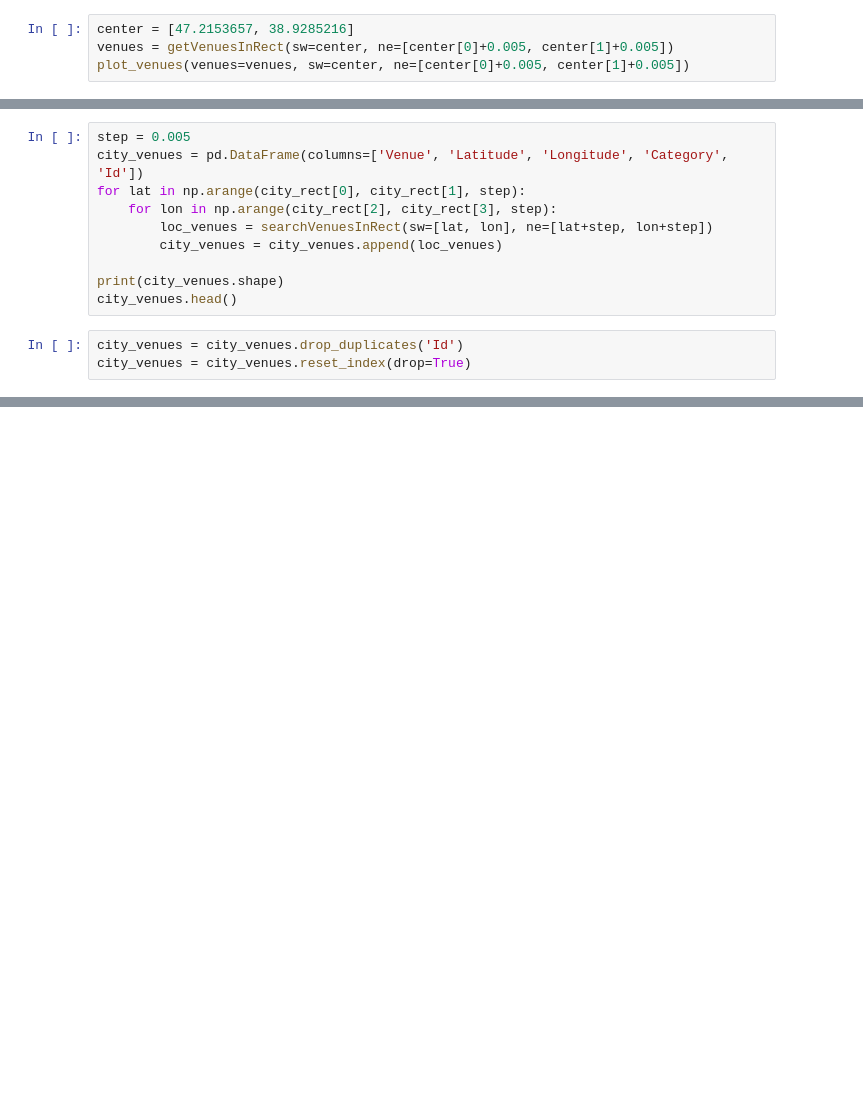
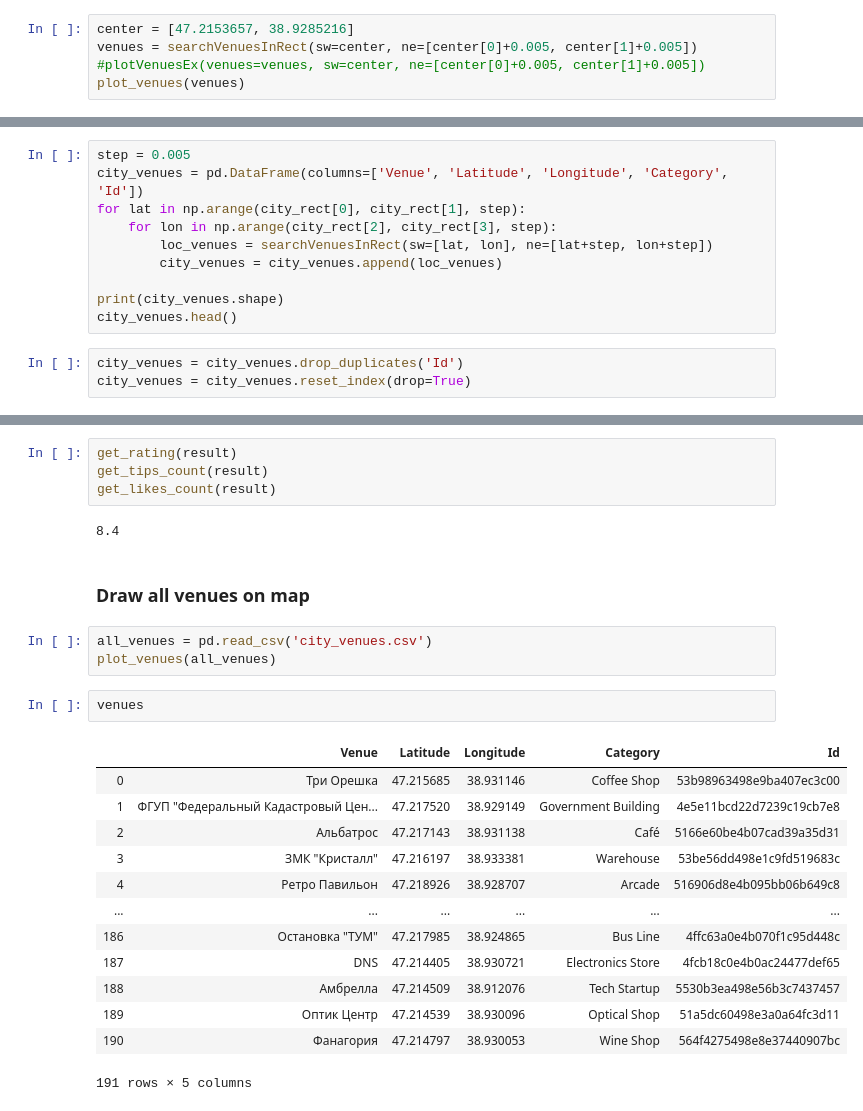
Before and after one commit to Pol75/Coursera_Capstone, a Jupyter notebook: capstone_draft.ipynb, the cells around one changed output, grey strips where cells are left out. Drawn from its saved outputs; the diff is of its cells as text; blank space fills up the shorter version.

```diff
--- a/capstone_draft.ipynb
+++ b/capstone_draft.ipynb
@@ -196,6 +180,7 @@ plot_venues(venues=venues, sw=sw_cur, ne=ne_cur)
 # %%
 center = [47.2153657, 38.9285216]
-venues = getVenuesInRect(sw=center, ne=[center[0]+0.005, center[1]+0.005])
-plot_venues(venues=venues, sw=center, ne=[center[0]+0.005, center[1]+0.005])
+venues = searchVenuesInRect(sw=center, ne=[center[0]+0.005, center[1]+0.005])
+#plotVenuesEx(venues=venues, sw=center, ne=[center[0]+0.005, center[1]+0.005])
+plot_venues(venues)
 # %% [output]
 [interactive output not drawn]
@@ -254,0 +258,27 @@ map_tag
+# %%
+get_rating(result)
+get_tips_count(result)
+get_likes_count(result)
+# %% [output]
+8.4
+# %% [markdown]
+### Draw all venues on map
+# %%
+all_venues = pd.read_csv('city_venues.csv')
+plot_venues(all_venues)
+# %%
+venues
+# %% [output]
+|  | Venue | Latitude | Longitude | Category | Id |
+| 0 | Три Орешка | 47.215685 | 38.931146 | Coffee Shop | 53b98963498e9ba407ec3c00 |
+| 1 | ФГУП "Федеральный Кадастровый Цен... | 47.217520 | 38.929149 | Government Building | 4e5e11bcd22d7239c19cb7e8 |
+| 2 | Альбатрос | 47.217143 | 38.931138 | Café | 5166e60be4b07cad39a35d31 |
+| 3 | ЗМК "Кристалл" | 47.216197 | 38.933381 | Warehouse | 53be56dd498e1c9fd519683c |
+| 4 | Ретро Павильон | 47.218926 | 38.928707 | Arcade | 516906d8e4b095bb06b649c8 |
+| ... | ... | ... | ... | ... | ... |
+| 186 | Остановка "ТУМ" | 47.217985 | 38.924865 | Bus Line | 4ffc63a0e4b070f1c95d448c |
+| 187 | DNS | 47.214405 | 38.930721 | Electronics Store | 4fcb18c0e4b0ac24477def65 |
+| 188 | Амбрелла | 47.214509 | 38.912076 | Tech Startup | 5530b3ea498e56b3c7437457 |
+| 189 | Оптик Центр | 47.214539 | 38.930096 | Optical Shop | 51a5dc60498e3a0a64fc3d11 |
+| 190 | Фанагория | 47.214797 | 38.930053 | Wine Shop | 564f4275498e8e37440907bc |
+191 rows × 5 columns
```
Also changed, not shown: parts of 22 cells of this notebook.
